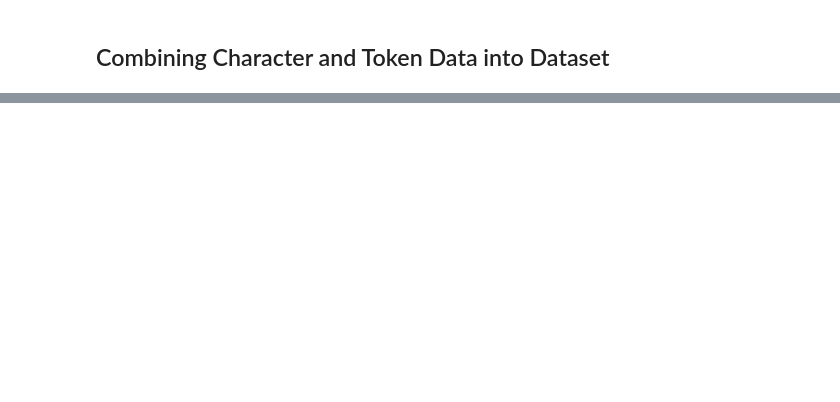
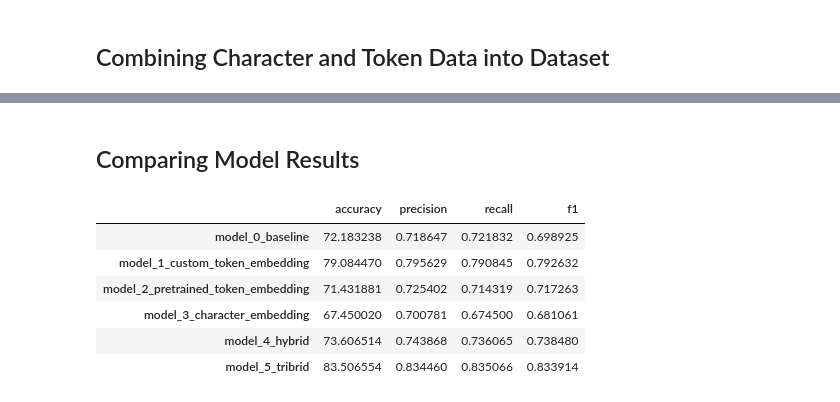
Before and after one commit to ShyamSundhar1411/My-ML-Notebooks, a Jupyter notebook: Milestone Projects/Milestone_Project_2_SkimLit.ipynb, the cells around one changed output, grey strips where cells are left out. Saved outputs shown, nothing was run; the diff lists cells and outputs as text; code cells hidden in the pictures; blank space fills up the shorter version.

```diff
--- a/Milestone Projects/Milestone_Project_2_SkimLit.ipynb
+++ b/Milestone Projects/Milestone_Project_2_SkimLit.ipynb
@@ -713,0 +822,3 @@ model_4_results
+# %%
+model_5_pred_probs = model_5.predict(val_char_token_pos_dataset,verbose = 1)
+model_5_preds = tf.argmax(model_5_pred_probs,axis = 1)
@@ -713,0 +827,25 @@ model_4_results
+# %%
+model_5_results = calculate_results(y_true = val_target_label,y_pred = model_5_preds)
+# %% [markdown]
+## Comparing Model Results
+# %%
+all_model_results = pd.DataFrame({
+    "model_0_baseline":baseline_results,
+    "model_1_custom_token_embedding":model_1_results,
+    "model_2_pretrained_token_embedding":model_2_results,
+    "model_3_character_embedding":model_3_results,
+    "model_4_hybrid":model_4_results,
+    "model_5_tribrid":model_5_results,
+})
+# %%
+all_model_results = all_model_results.transpose()
+# %%
+all_model_results
+# %% [output]
+|  | accuracy | precision | recall | f1 |
+| model_0_baseline | 72.183238 | 0.718647 | 0.721832 | 0.698925 |
+| model_1_custom_token_embedding | 79.084470 | 0.795629 | 0.790845 | 0.792632 |
+| model_2_pretrained_token_embedding | 71.431881 | 0.725402 | 0.714319 | 0.717263 |
+| model_3_character_embedding | 67.450020 | 0.700781 | 0.674500 | 0.681061 |
+| model_4_hybrid | 73.606514 | 0.743868 | 0.736065 | 0.738480 |
+| model_5_tribrid | 83.506554 | 0.834460 | 0.835066 | 0.833914 |
```
Also changed, not shown: parts of 53 cells of this notebook.
